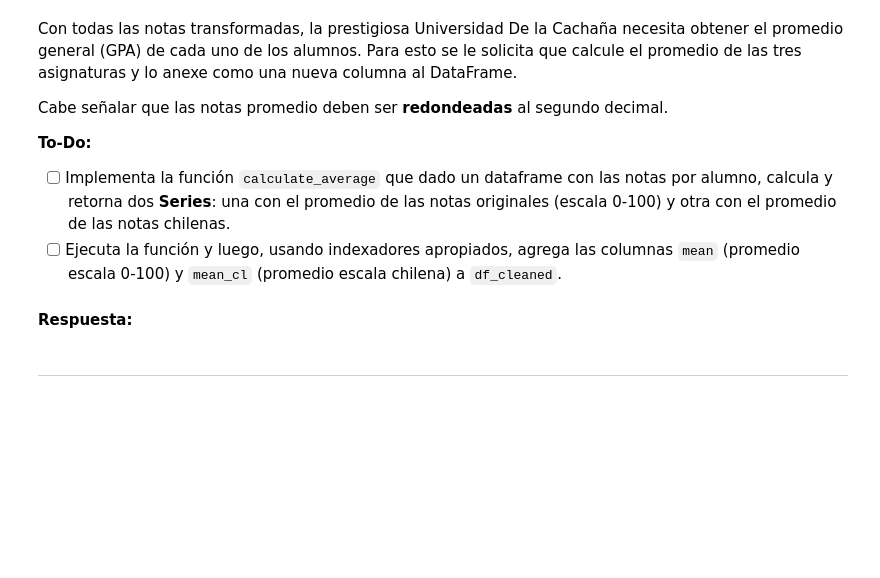
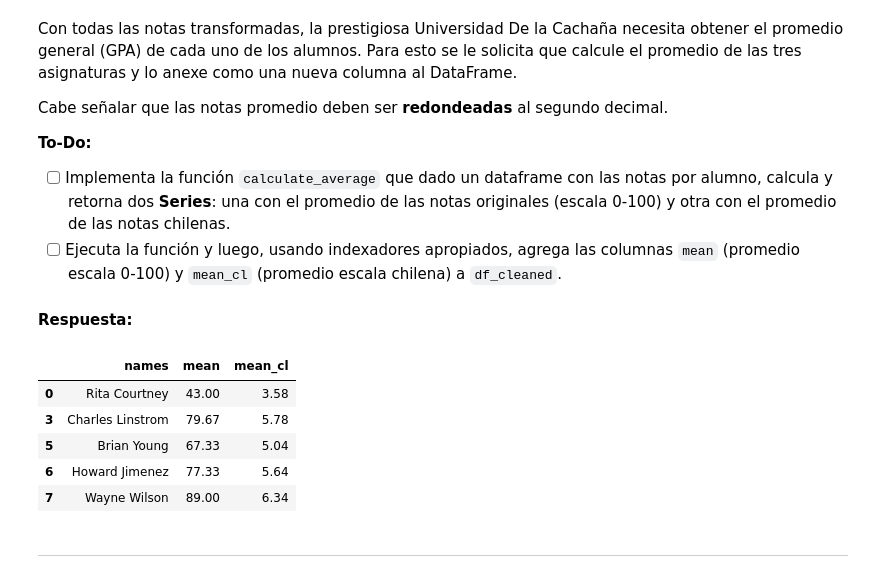
Before and after one commit to tvallejo11/MDS7202, a Jupyter notebook: Laboratorios/Lab_03/Lab3_Enunciado.ipynb, the cells around one changed output. Drawn from its saved outputs; the diff is of its cells as text; code cells hidden in the pictures; blank space fills up the shorter version.

```diff
--- a/Laboratorios/Lab_03/Lab3_Enunciado.ipynb
+++ b/Laboratorios/Lab_03/Lab3_Enunciado.ipynb
@@ -468,5 +465,18 @@ def to_chilean_grade(df: pd.DataFrame, columna: str) -> tuple[pd.Series, pd.Seri
+# %%
+# En esta celda implementa la operación solicitada
+def to_chilean_grade(df: pd.DataFrame, col_name: str) -> pd.Series:
+    """
+    Recibe el df y el nombre de una columna de puntaje (0-100).
+    Retorna una Serie de Pandas transformada a escala 1.0-7.0.
+    """
+    # Aplicamos la fórmula lineal: (Puntaje * 0.06) + 1
+    chilean_serie = (df[col_name] * 0.06) + 1
+    return chilean_serie.round(2)
 # %%
 # En esta celda ejecuta la función y luego usa indexadores para agregar las nuevas columnas al dataframe limpio
+df_cleaned["math_score_cl"] = to_chilean_grade(df_cleaned, "math_score")
+df_cleaned["reading_score_cl"] = to_chilean_grade(df_cleaned, "reading_score")
+df_cleaned["writing_score_cl"] = to_chilean_grade(df_cleaned, "writing_score")
 # %% [markdown]
 ---
 # %% [markdown]
@@ -487,5 +510,18 @@ def calculate_average(df: pd.DataFrame) -> pd.Series: ...
 # %%
 # En esta celda ejecuta la función y luego usa indexadores para agregar la nueva columna al dataframe limpio
+# Ejecutamos la función capturando el retorno doble
+mean_series, mean_cl_series = calculate_average(df_cleaned)
+
+# Usamos indexadores para agregar las nuevas columnas al dataframe
+df_cleaned["mean"] = mean_series
+df_cleaned["mean_cl"] = mean_cl_series
+# %% [output]
+|  | names | mean | mean_cl |
+| 0 | Rita Courtney | 43.00 | 3.58 |
+| 3 | Charles Linstrom | 79.67 | 5.78 |
+| 5 | Brian Young | 67.33 | 5.04 |
+| 6 | Howard Jimenez | 77.33 | 5.64 |
+| 7 | Wayne Wilson | 89.00 | 6.34 |
 # %% [markdown]
 ---
 # %% [markdown]
```
Also changed, not shown: parts of 21 cells of this notebook.
